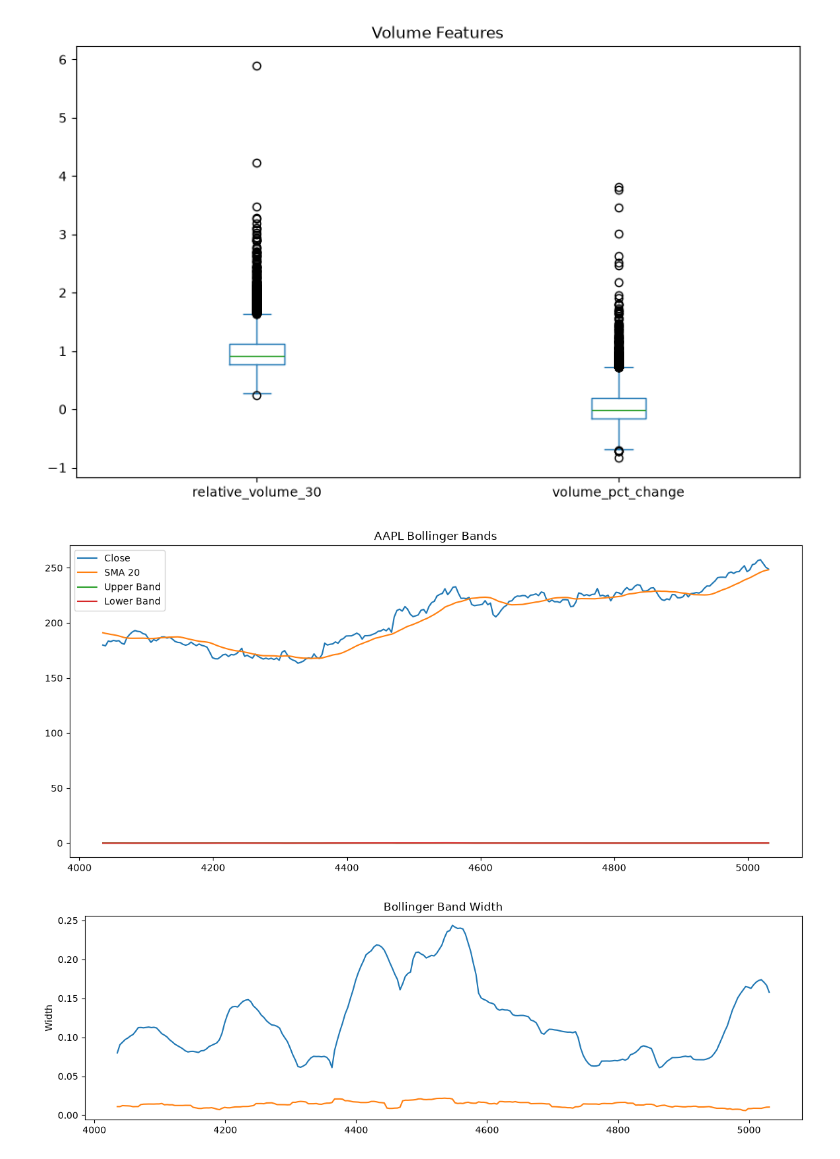
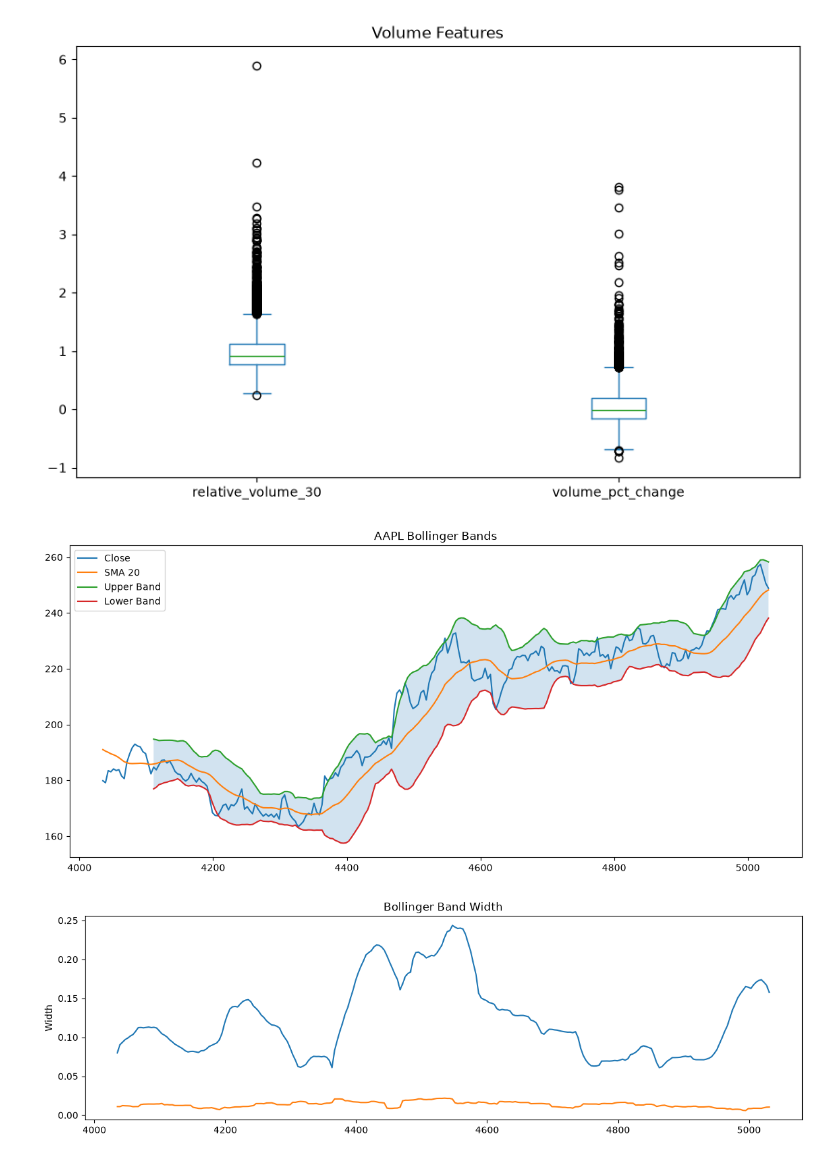
Before and after one commit to Hirujan-R/financial-forecasting-platform, a Jupyter notebook: notebooks/01_eda.ipynb, the cells around one changed output. Cells and saved outputs as stored; diff of their text form; code cells hidden in the pictures.

```diff
--- a/notebooks/01_eda.ipynb
+++ b/notebooks/01_eda.ipynb
@@ -9,9 +10,9 @@ import warnings
 # %%
 tickers = ["GOOG", "AAPL", "NVDA", "MSFT"]
-df = yf.download(tickers, group_by="Ticker", start="2020-01-01", end="2025-01-01")
-df = df.stack(level = 0, future_stack=True)
-df = df.reset_index()
-df
+start_date = "2020-01-01"
+end_date = "2025-01-01"
+df = download_ohlcv_data(tickers, start_date, end_date)
+df.head()
 # %% [output]
 [*********************100%***********************]  4 of 4 completed
 | Price | Date | Ticker | Open | High | Low | Close | Volume |
@@ -70,3 +23,0 @@ def download_ohlcv_data(
-# %%
-df = download_ohlcv_data(tickers, "2020-01-01", "2025-01-01")
-df.head()
@@ -261,28 +195,36 @@ plt.show()
 [figure]
 # %%
 ticker = "AAPL"
+window_size = 20
 
-plot_df = feature_engineered_df[feature_engineered_df["Ticker"] == ticker].tail(250)
+plot_df = feature_engineered_df.copy()
+plot_df = plot_df[plot_df["Ticker"] == ticker].tail(250)
+plot_df.sort_values("Date", inplace=True)
+
+sma = plot_df.groupby("Ticker")["Close"].transform(lambda x: x.rolling(window=window_size, min_periods=window_size).mean())
+standard_deviation = plot_df.groupby("Ticker")["Close"].transform(lambda x: x.rolling(window=window_size, min_periods=window_size).std())
+upper_band = sma + 2*standard_deviation
+lower_band = sma - 2*standard_deviation
 
 plt.figure(figsize=(14,6))
 
 plt.plot(plot_df.index, plot_df["Close"], label="Close")
 plt.plot(plot_df.index, plot_df["SMA_20"], label="SMA 20")
-plt.plot(plot_df.index, plot_df["bollinger_upper_distance_30"], label="Upper Band")
-plt.plot(plot_df.index, plot_df["bollinger_lower_distance_30"], label="Lower Band")
+plt.plot(plot_df.index, upper_band, label="Upper Band")
+plt.plot(plot_df.index, lower_band, label="Lower Band")
 
 plt.fill_between(
     plot_df.index,
-    plot_df["bollinger_lower_distance_30"],
-    plot_df["bollinger_upper_distance_30"],
+    lower_band,
+    upper_band,
     alpha=0.2
 )
 
 plt.title(f"{ticker} Bollinger Bands")
 plt.legend()
 plt.show()
 # %% [output]
-[figure, old version]
+[figure, new version]
 # %%
 plt.figure(figsize=(14,4))
 
```
Also changed, not shown: parts of 12 cells of this notebook, 12 other files.
